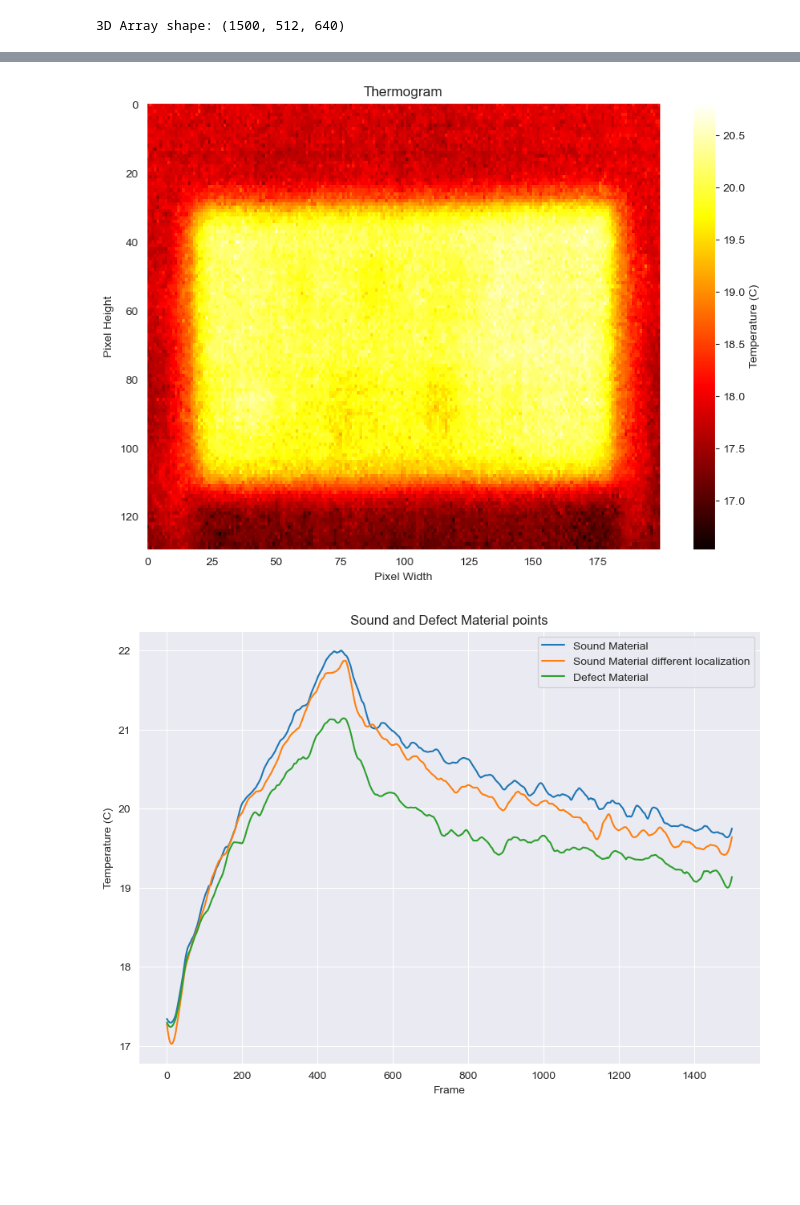
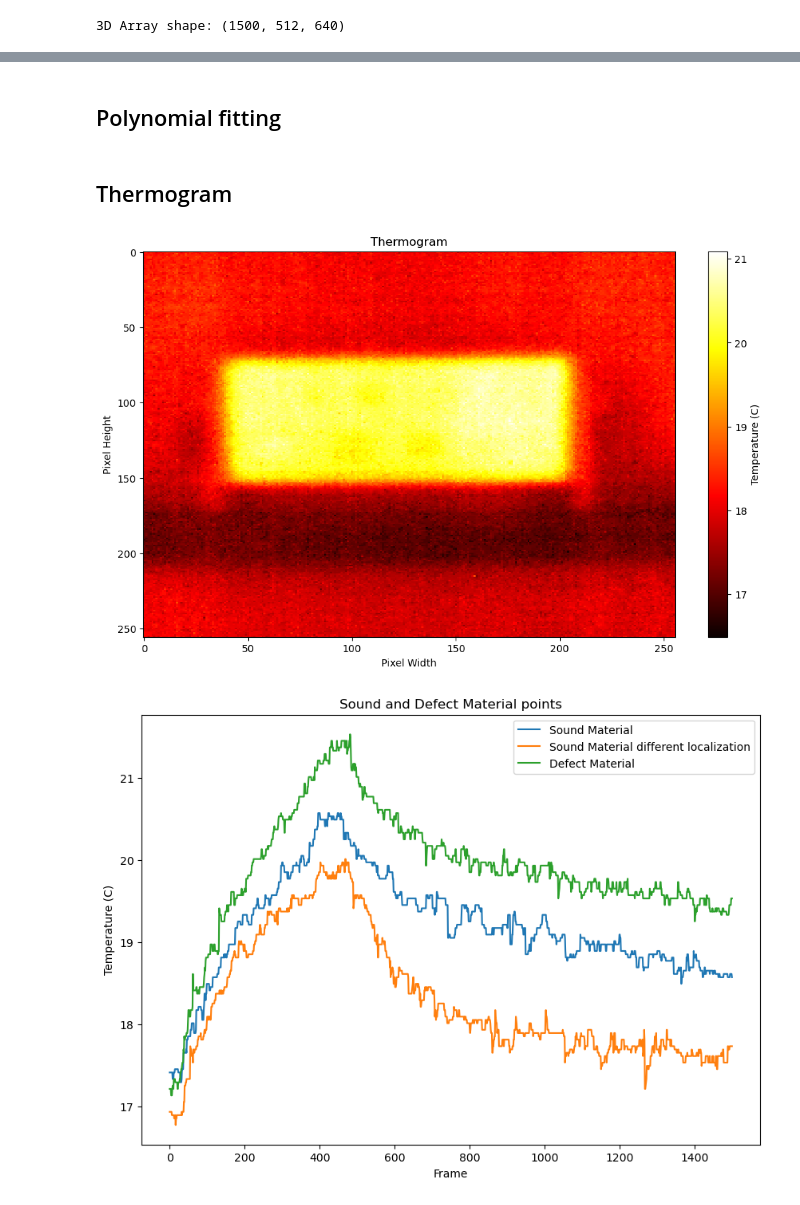
Before and after one commit to konrad-jaworski/Thermal_camera_KAUST, a Jupyter notebook: Thermal_sequence_analysis_MK1.ipynb, the cells around one changed output, grey strips where cells are left out. Cells and saved outputs as stored; diff of their text form; code cells hidden in the pictures; blank space fills up the shorter version.

```diff
--- a/Thermal_sequence_analysis_MK1.ipynb
+++ b/Thermal_sequence_analysis_MK1.ipynb
@@ -44,5 +67,30 @@ print(f"3D Array shape: {stacked_array.shape}")
 # %% [output]
 3D Array shape: (1500, 512, 640)
-# %%
-frames=stacked_array[:,:,64:640-64]#Same dimmensions of the images
-frames=frames[:,170:300,150:350]#focus on defect sample
+# %%
+def ReadingDataToStack(csv_folder):
+    csv_files = glob.glob(os.path.join(csv_folder, "*.csv"))
+
+    # Extract the numeric value from the filename using regex
+    def extract_number(file_name):
+        match = re.search(r'\d+', os.path.basename(file_name))
+        return int(match.group()) if match else float('inf')  # Use 'inf' if no number is found
+
+    # Sort files by the numeric value in their names
+    csv_files = sorted(csv_files, key=extract_number)
+
+    # Initialize an empty list to store 2D arrays
+    frames = []
+
+    # Loop through CSV files and load them as 2D arrays
+    for csv_file in csv_files:
+        data = np.loadtxt(csv_file, delimiter=",")  # Load CSV file as a NumPy array
+        frames.append(data)
+
+    # Stack all 2D arrays into a 3D array
+    stacked_array = np.stack(frames, axis=0)
+    cropped_frames=stacked_array[:,:,64:640-64]#Squaring an image
+    print(f"3D Array shape: {cropped_frames.shape}")
+    return cropped_frames
+# %%
+csv_folder = "/Users/jaworskj/Desktop/Infrared_thermography/Measurments/Measurment_0_nf/temperature_data"
+frames = ReadingDataToStack(csv_folder)
@@ -48,0 +99,2 @@ frames=frames[:,170:300,150:350]#focus on defect sample
+# %%
+frames=frames[:,128:512-128,128:512-128]
@@ -48,0 +111,2 @@ frames=frames[:,170:300,150:350]#focus on defect sample
+# %% [markdown]
+<h2>Polynomial fitting
@@ -49,18 +115,20 @@ frames=frames[:,170:300,150:350]#focus on defect sample
+# %% [markdown]
+<h2>Thermogram
 # %%
 x=np.arange(frames.shape[2])
 y=np.arange(frames.shape[1])
 X,Y=np.meshgrid(x,y)
 # %%
-plt.figure(figsize=(10,7))
-plt.pcolormesh(X,Y,frames[900],cmap='hot')
+plt.figure(figsize=(12,7))
+plt.pcolormesh(X,Y,frames[700],cmap='hot')
 plt.colorbar(label='Temperature (C)')
 plt.xlabel("Pixel Width")
 plt.ylabel("Pixel Height")
 plt.gca().invert_yaxis()
 plt.title("Thermogram")
 plt.show()
 # %% [output]
-[figure, old version]
+[figure, new version]
 # %%
 sound_material=frames[:,70,160]
 # %%
@@ -80,7 +148,7 @@ plt.ylabel("Temperature (C)")
 plt.title("Sound and Defect Material points")
 plt.show()
 # %% [output]
-[figure, old version]
+[figure, new version]
 # %%
 sound_material=filtering1d(sound_material)
 # %%
```
Also changed, not shown: parts of 21 cells of this notebook, 2 other files.
